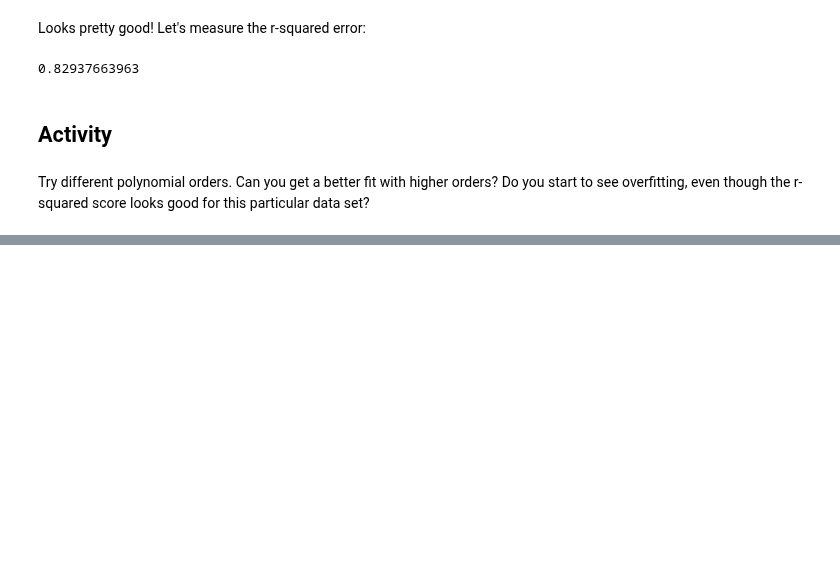
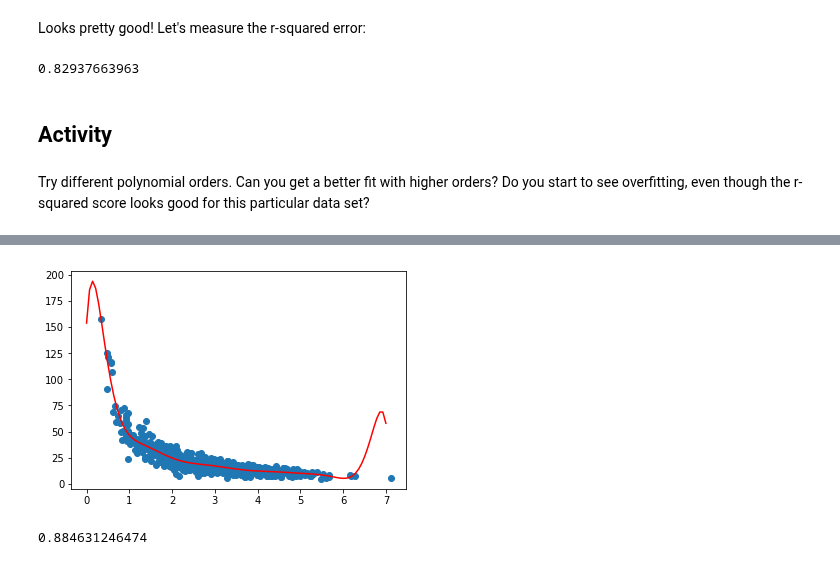
Before and after one commit to jbcodeforce/ML-studies, a Jupyter notebook: DataScience-Python3/PolynomialRegression.ipynb, the cells around one changed output, grey strips where cells are left out. Saved outputs shown, nothing was run; the diff lists cells and outputs as text; code cells hidden in the pictures; blank space fills up the shorter version.

```diff
--- a/DataScience-Python3/PolynomialRegression.ipynb
+++ b/DataScience-Python3/PolynomialRegression.ipynb
@@ -49,0 +59,9 @@ Try different polynomial orders. Can you get a better fit with higher orders? Do
+# %%
+p12 = np.poly1d(np.polyfit(x, y, 12))
+plt.scatter(x, y)
+plt.plot(xp, p12(xp), c='r')
+plt.show()
+print(r2_score(y, p12(x)))
+# %% [output]
+[figure, added]
+0.884631246474
```
Also changed, not shown: parts of 1 cell of this notebook, 9 other files.
